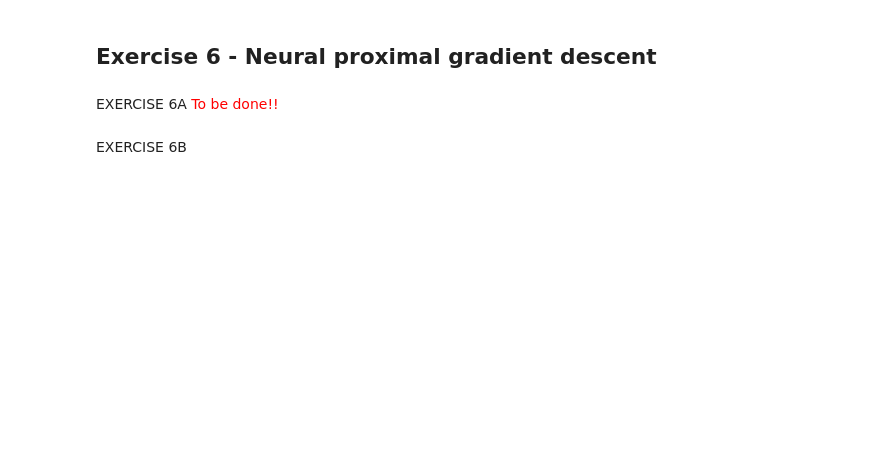
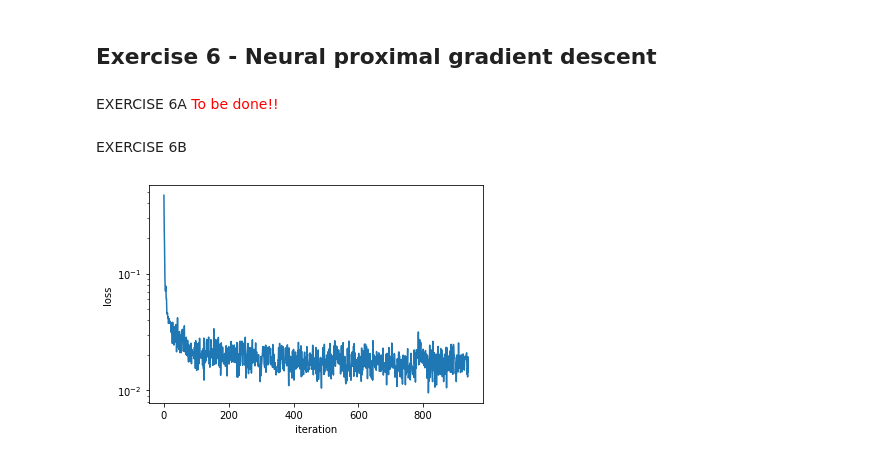
Before and after one commit to gbala97/Deep-Unfolding, a Jupyter notebook: Deep Unfolding.ipynb, the cells around one changed output. Saved outputs shown, nothing was run; the diff lists cells and outputs as text; code cells hidden in the pictures; blank space fills up the shorter version.

```diff
--- a/Deep Unfolding.ipynb
+++ b/Deep Unfolding.ipynb
@@ -412,7 +391,7 @@ EXERCISE 3E </br>
 # %%
 # define parameters
 data_loc = 'Fast_MRI_Knee' #change the datalocation to something that works for you
-batch_size = 32
+batch_size = 8
 
 train_loader_MRI_ex5, test_loader_MRI_ex5 = create_dataloaders_MRI(data_loc, batch_size)
 
@@ -587,8 +540,10 @@ class ProxUnit(nn.Module):
         self.P = ConvNet()
 
     def forward(self, y, x):
-        y_new = torch.fft.ifft2(y @ self.M)
-        x_new = x @ (torch.eye(y.shape[1]) - self.mu * self.M.T @ self.M)
+        # y_new = torch.fft.ifft2(y @ self.M)
+        y_new = self.mu * y       # using partial_kspace directly, not passing measurement matrix
+        x_new = x @ (torch.eye(y.shape[-1]).to(device=device) - self.mu * \
+            torch.abs(cal_acc_MRI(self.M.T) @ cal_acc_MRI(self.M)).to(device=device, dtype=torch.float32))   # I - mu*(A^T)@A
         x_new = self.P(y_new + x_new)
         return x_new
 
@@ -598,10 +553,55 @@ class ProxNet(nn.Module):
         self.K = K
         self.M = M
         self.mu = mu
-        self.list = nn.ModuleList([ProxUnit(self.M, self.mu) for _ in range(K)])
+        self.list = nn.ModuleList([ProxUnit(self.M, self.mu) for _ in range(self.K)])
 
     def forward(self, y):
-        x = torch.zeros((y.shape[0], 1, 320 ,320)).to(device=device)
+        x = torch.zeros((y.shape[0], 1, 320 ,320)).to(device=device, dtype=torch.float32)    # initialization
         for m in self.list:
             x = m(y, x)
         return x
+# %%
+# _, (partial_kspace, M, gt) = next(enumerate(test_loader_MRI))
+
+# define training function
+def train_ProxNet(model, optimizer, epochs=1):
+    model = model.to(device=device)  # move the model parameters to CPU/GPU
+    loss_list = []
+    for e in tqdm(range(epochs)):
+        for _, (y, _, x) in enumerate(train_loader_MRI_ex5):
+            model.train()       # put model to training mode
+            y = torch.abs(cal_acc_MRI(y))
+            y = y.reshape(len(y), 1, y.shape[1], y.shape[2]).to(device=device, dtype=torch.float32)
+            x = x.reshape(len(x), 1, x.shape[1], x.shape[2]).to(device=device, dtype=torch.float32)
+            scores = model(y)
+            loss = F.mse_loss(scores, x)
+
+            optimizer.zero_grad()
+            loss.backward()
+            optimizer.step()
+
+            loss_list.append(loss)
+
+    plt.semilogy(loss_list)
+    plt.xlabel('iteration')
+    plt.ylabel('loss')
+
+# train model
+K = 5
+m = M[0, :, :]
+mu = 0.6
+
+model = ProxNet(K, m, mu)
+
+learning_rate = 1e-3
+optimizer = optim.Adam(model.parameters(), lr=learning_rate)
+epoch = 10
+
+train_ProxNet(model, optimizer, epoch)
+
+
+# save model
+PATH = os.path.join(os.getcwd(), "model_ex6.pt")
+torch.save(model, PATH)
+# %% [output]
+[figure, added]
```
Also changed, not shown: parts of 15 cells of this notebook.
